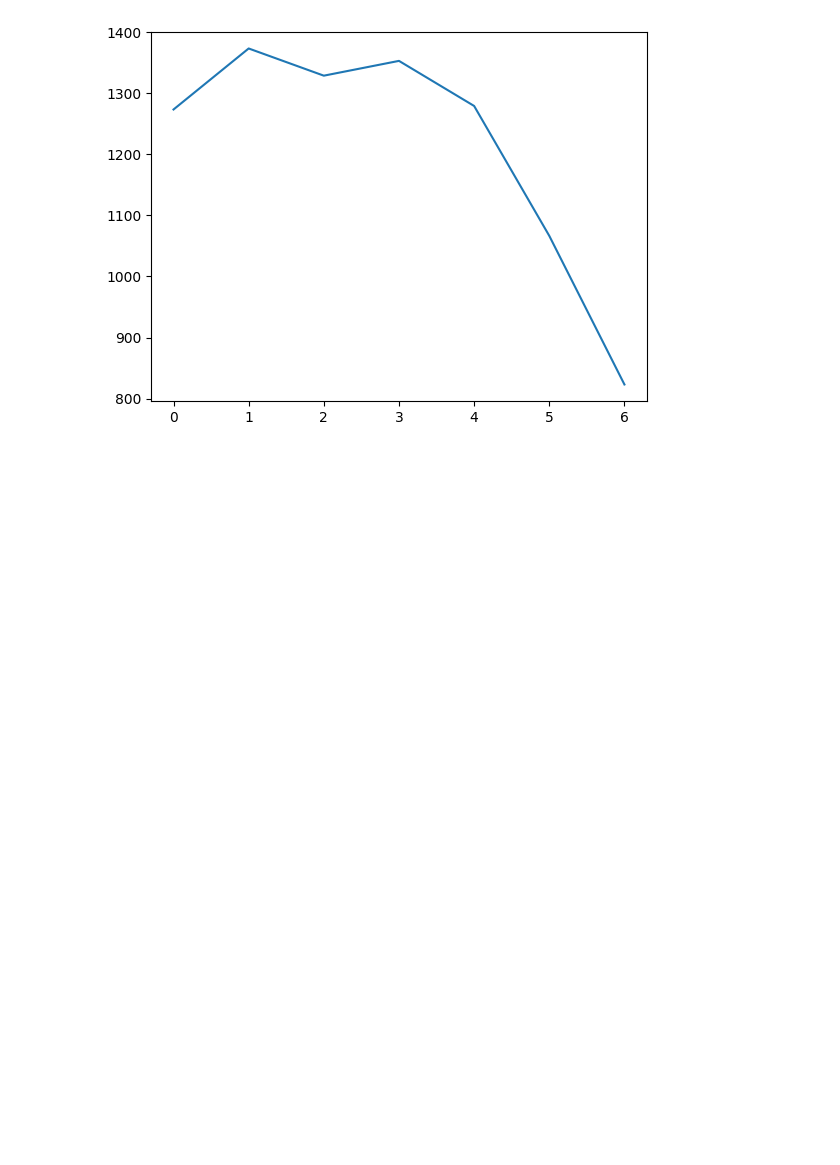
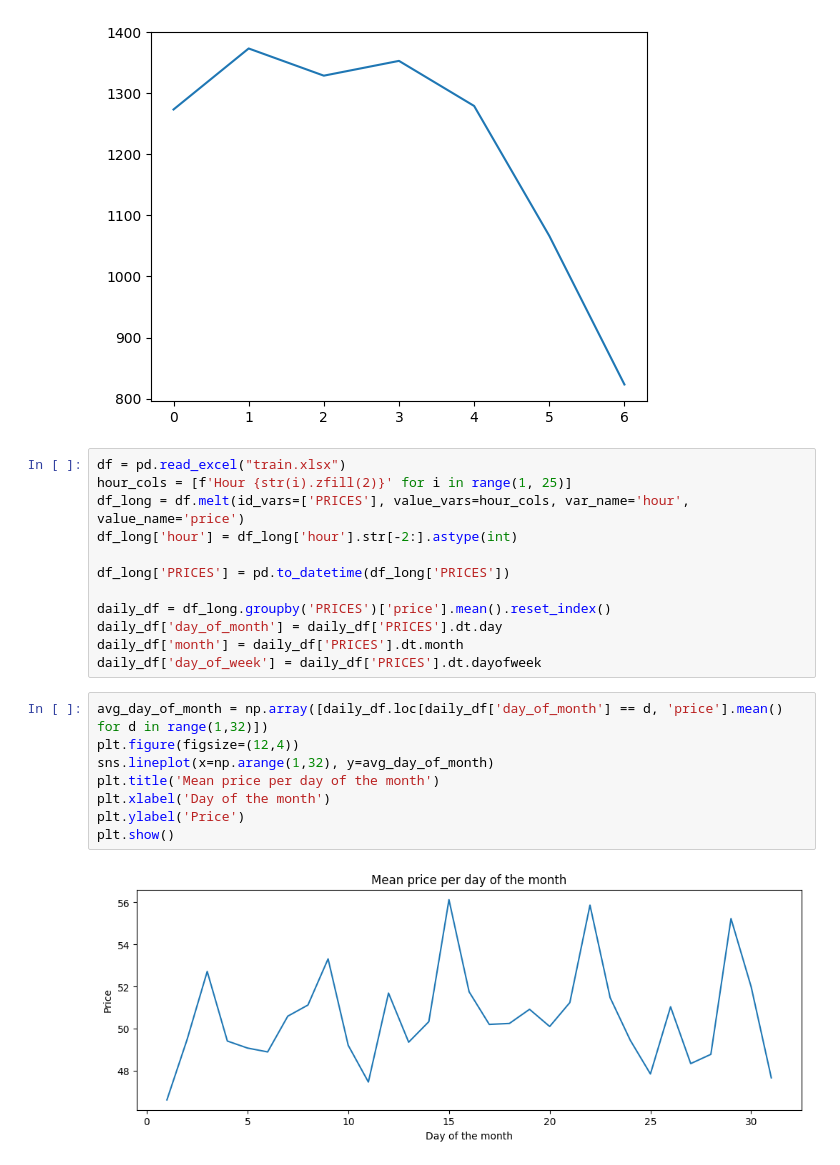
Before and after one commit to HLBurger/project-RL-hydrodam, a Jupyter notebook: analytics.ipynb, the cells around one changed output. Saved outputs shown, nothing was run; the diff lists cells and outputs as text; blank space fills up the shorter version.

```diff
--- a/analytics.ipynb
+++ b/analytics.ipynb
@@ -44,3 +48,25 @@ plt.plot(day_prices['total'])
 # %% [output]
 [<matplotlib.lines.Line2D at 0x...>]
 [figure]
+# %%
+df = pd.read_excel("train.xlsx")
+hour_cols = [f'Hour {str(i).zfill(2)}' for i in range(1, 25)]
+df_long = df.melt(id_vars=['PRICES'], value_vars=hour_cols, var_name='hour', value_name='price')
+df_long['hour'] = df_long['hour'].str[-2:].astype(int)
+
+df_long['PRICES'] = pd.to_datetime(df_long['PRICES'])
+
+daily_df = df_long.groupby('PRICES')['price'].mean().reset_index()
+daily_df['day_of_month'] = daily_df['PRICES'].dt.day
+daily_df['month'] = daily_df['PRICES'].dt.month
+daily_df['day_of_week'] = daily_df['PRICES'].dt.dayofweek
+# %%
+avg_day_of_month = np.array([daily_df.loc[daily_df['day_of_month'] == d, 'price'].mean() for d in range(1,32)])
+plt.figure(figsize=(12,4))
+sns.lineplot(x=np.arange(1,32), y=avg_day_of_month)
+plt.title('Mean price per day of the month')
+plt.xlabel('Day of the month')
+plt.ylabel('Price')
+plt.show()
+# %% [output]
+[figure, added]
```
Also changed, not shown: parts of 11 cells of this notebook.
